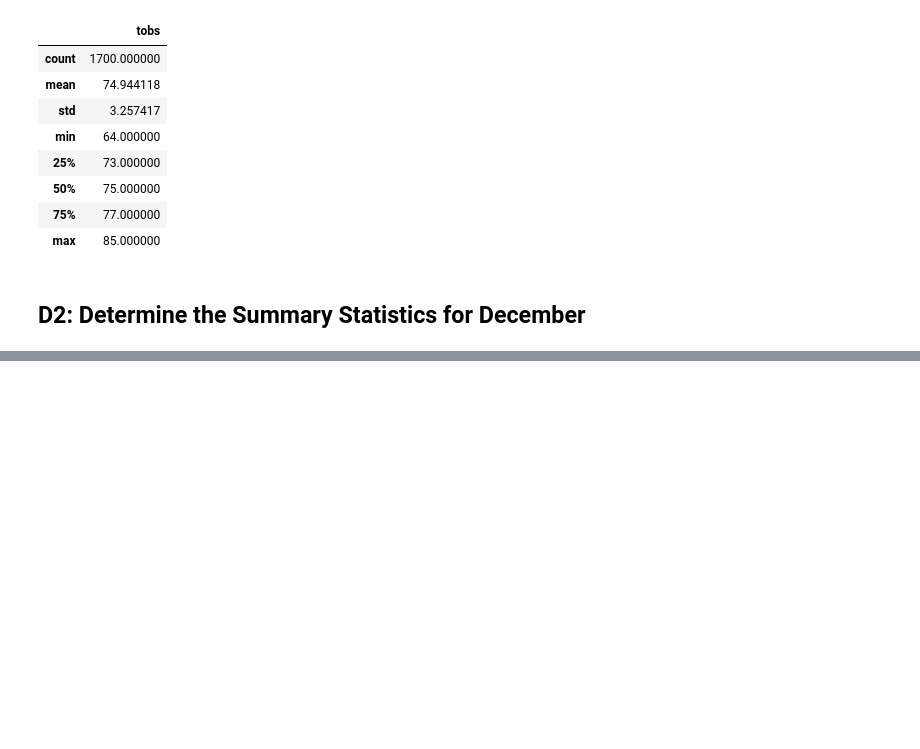
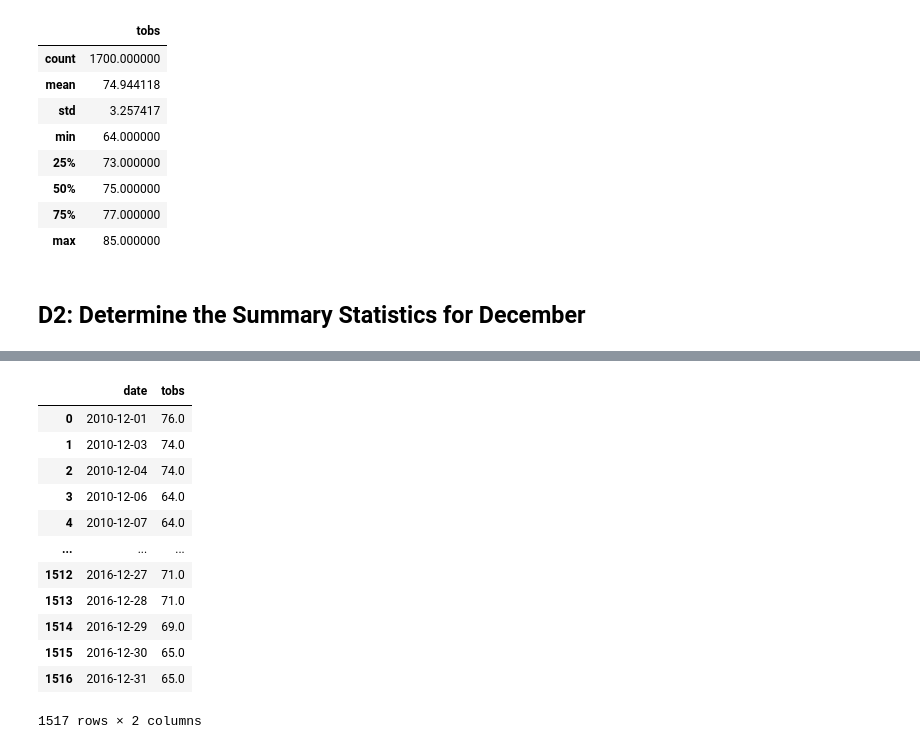
Before and after one commit to amcrooks/Surfs_Up, a Jupyter notebook: SurfsUp_Challenge.ipynb, the cells around one changed output, grey strips where cells are left out. Saved outputs shown, nothing was run; the diff lists cells and outputs as text; code cells hidden in the pictures; blank space fills up the shorter version.

```diff
--- a/SurfsUp_Challenge.ipynb
+++ b/SurfsUp_Challenge.ipynb
@@ -90,3 +90,6 @@ df.describe()
 ## D2: Determine the Summary Statistics for December
 # %%
 # 6. Write a query that filters the Measurement table to retrieve the temperatures for the month of December.
+results = []
+results = session.query(Measurement.date, Measurement.tobs).filter(extract('month', Measurement.date)==12).all()
+print(results)
@@ -95,4 +120,20 @@ df.describe()
 # %%
 # 8. Create a DataFrame from the list of temperatures for the month of December.
+df = pd.DataFrame(results, columns=['date', 'tobs'])
+df
+# %% [output]
+|  | date | tobs |
+| 0 | 2010-12-01 | 76.0 |
+| 1 | 2010-12-03 | 74.0 |
+| 2 | 2010-12-04 | 74.0 |
+| 3 | 2010-12-06 | 64.0 |
+| 4 | 2010-12-07 | 64.0 |
+| ... | ... | ... |
+| 1512 | 2016-12-27 | 71.0 |
+| 1513 | 2016-12-28 | 71.0 |
+| 1514 | 2016-12-29 | 69.0 |
+| 1515 | 2016-12-30 | 65.0 |
+| 1516 | 2016-12-31 | 65.0 |
+1517 rows × 2 columns
 # %%
 # 9. Calculate and print out the summary statistics for the Decemeber temperature DataFrame.
```
Also changed, not shown: parts of 4 cells of this notebook.
